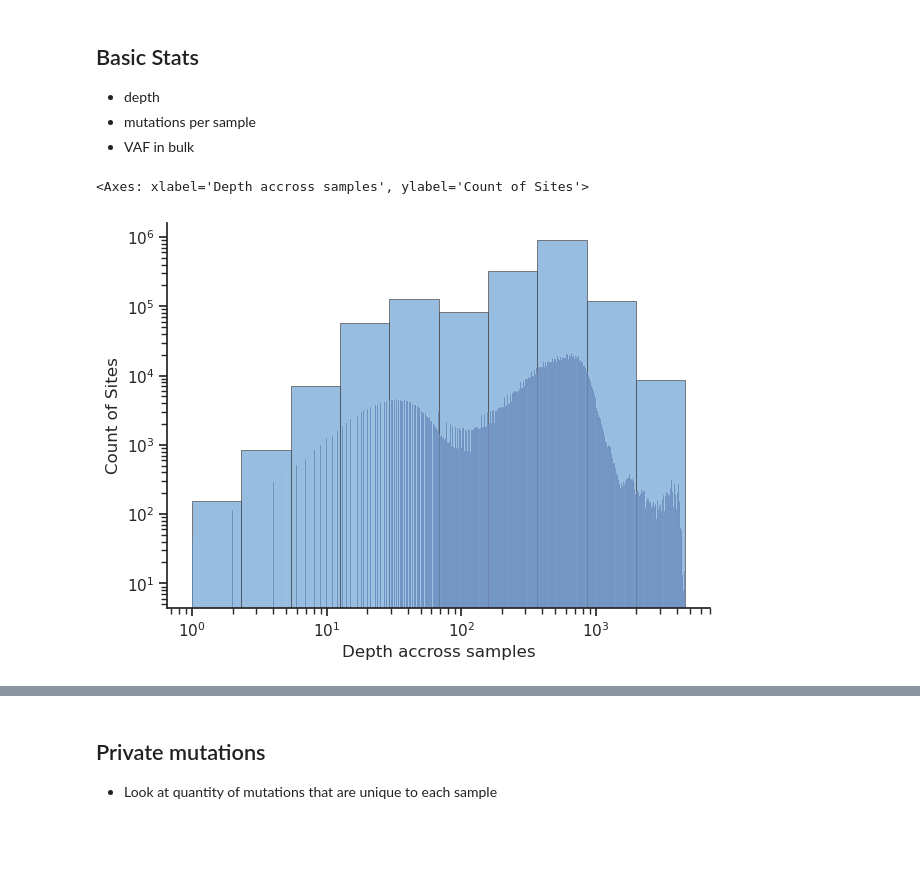
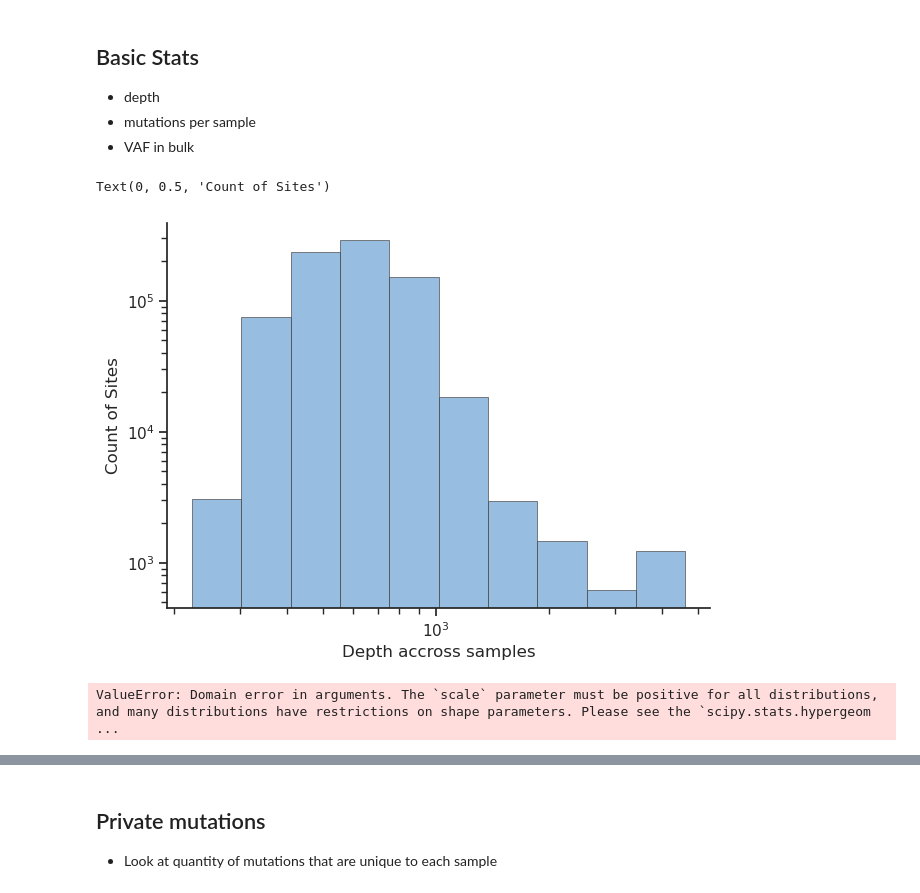
Before and after one commit to SrivatsanLab/SPC_genome, a Jupyter notebook: notebooks/worm_mut_accumulation.ipynb, the cells around one changed output, grey strips where cells are left out. Drawn from its saved outputs; the diff is of its cells as text; code cells hidden in the pictures; blank space fills up the shorter version.

```diff
--- a/notebooks/worm_mut_accumulation.ipynb
+++ b/notebooks/worm_mut_accumulation.ipynb
@@ -26,5 +17,7 @@ AnnData object with n_obs × n_vars = 17 × 1647181
 # %%
 # adata.write_h5ad('../results/worm_mut_accumulation/bulk_worm_raw.h5ad')
+# %%
+adata = ad.read_h5ad('../results/worm_mut_accumulation/bulk_worm_raw.h5ad')
 # %%
 adata.obs_names = adata.obs.index.map(os.path.basename).str[:-4]
 # %%
@@ -50,7 +43,7 @@ obs = {
 adata.obs = pd.DataFrame.from_dict(obs, orient='index', columns=['Mutation','Replicate','Split'])
 # %%
 # Load sequencing run coverage stats
-adata.obs[['mean_coverage', 'callable_Mb_10x']] = pd.read_csv('../data/worm_mut_accumulation_ncbi/coverage_summary.tsv', sep='\t', index_col='sample')[['mean_coverage', 'callable_Mb_10x']]
+adata.obs[['mean_coverage', 'callable_Mb_10x']] = pd.read_csv('../data/worm_mut_accumulation/coverage_summary.tsv', sep='\t', index_col='sample')[['mean_coverage', 'callable_Mb_10x']]
 # %%
 ## Filter out non snps
 spc.pp.filter_to_snps(adata, inplace=True)
@@ -70,28 +84,28 @@ adata.var['tot_depth_bulk'] = np.ravel(adata.layers['DP'].sum(axis=0))
 # %%
 sns.set_theme(style="ticks")
 f, ax = plt.subplots(figsize=(7, 5))
 sns.despine(f)
 sns.histplot(adata.var, x='tot_depth_bulk',
              alpha=0.5,
              color = '#317EC2',
              edgecolor=".3",
              linewidth=.5,
              ax=ax,
              log_scale=True,
              bins=10
             )
 ax.set_yscale('log')
 plt.xlabel("Depth accross samples", fontsize=12)
 plt.ylabel("Count of Sites", fontsize=12)
-
-sns.histplot(np.ravel(adata.layers['DP'].sum(axis=0)), log=True)
 # %% [output]
-<Axes: xlabel='Depth accross samples', ylabel='Count of Sites'>
+Text(0, 0.5, 'Count of Sites')
-[figure, old version]
+[figure, new version]
 # %%
 spc.tl.compute_bulk_vaf(adata,
-                        target_dp=100
+                        # target_dp=100
                        )
+# %% [output]
+ValueError: Domain error in arguments. The `scale` parameter must be positive for all distributions, and many distributions have restrictions on shape parameters. Please see the `scipy.stats.hypergeom ...
 # %%
 sns.set_theme(style="ticks")
 f, ax = plt.subplots(figsize=(7, 5))
```
Also changed, not shown: parts of 28 cells of this notebook, 3 other files.
